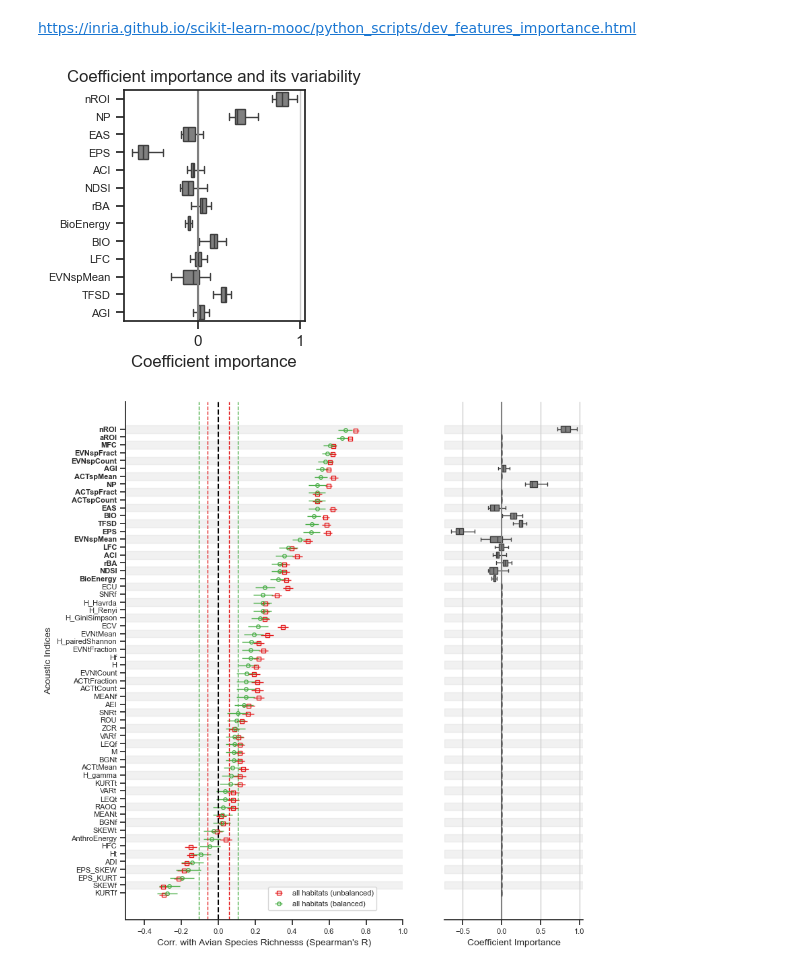
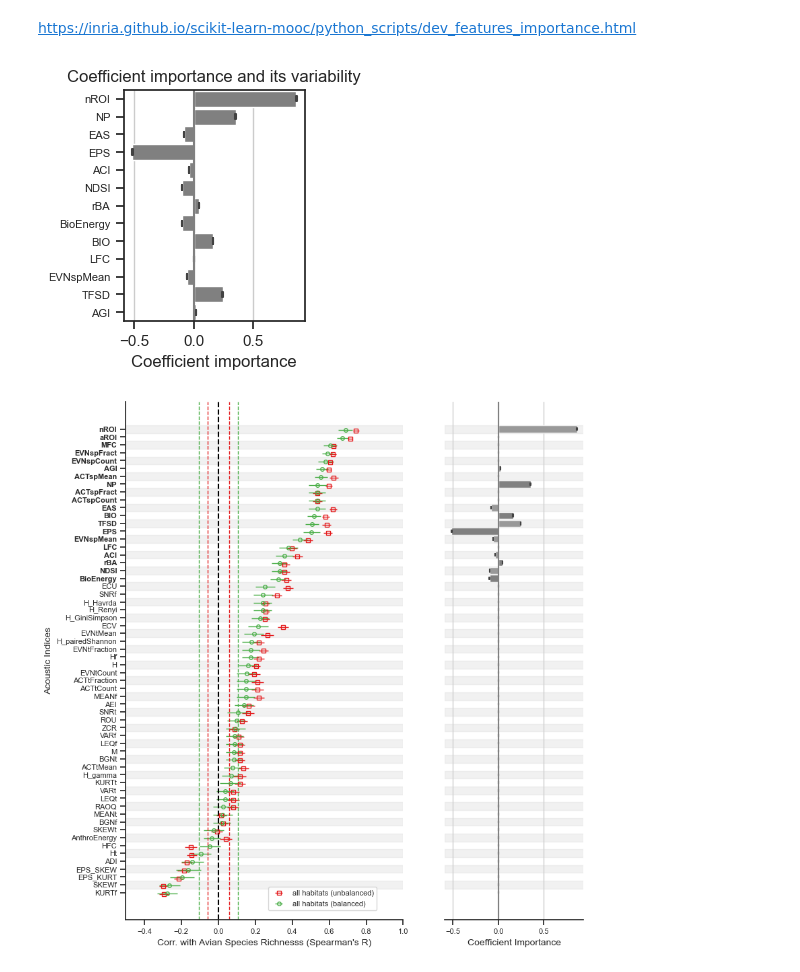
Before and after one commit to ear-team/haupert_acoustic_indices_2025, a Jupyter notebook: notebooks/03_indices_regression_linear_Groupkfold_by_habitat.ipynb, the cells around one changed output. Saved outputs shown, nothing was run; the diff lists cells and outputs as text; code cells hidden in the pictures.

Commit message:
Change best model to  ensemble model for regression and update cross-validation parameters

```diff
--- a/notebooks/03_indices_regression_linear_Groupkfold_by_habitat.ipynb
+++ b/notebooks/03_indices_regression_linear_Groupkfold_by_habitat.ipynb
@@ -604,7 +589,7 @@ https://towardsdatascience.com/explaining-negative-r-squared-17894ca26321
 
 # https://scikit-learn.org/stable/auto_examples/linear_model/plot_robust_fit.html#sphx-glr-auto-examples-linear-model-plot-robust-fit-py
 # Best Regressor when outliers are present in x and y
-model = HuberRegressor(fit_intercept=True)
+model = HuberRegressor(epsilon=1.35,fit_intercept=True)
 # %% [markdown]
 ### 4.2 With a single indice
 # %%
@@ -618,14 +603,10 @@ model = HuberRegressor(fit_intercept=True)
     Interpretation of the scores
     ----------------------------
     CCC           => CCC is close to 1 when variables are very similar
-    CCC_L_SHIFT   => the shift location of equivalent variables is close to 0
-    CCC_S_SHIFT   => The scale shift of equivalent variables is close to 1
-    CCC_BIAS      => bias correction factor measures the deviation of the regression line of the variables from the line with equation y=x. It is close to 1 when there is no deviation.
     ME            => ME close to 0 means no biais
     MAE           => MAE close to 0 means no error
     RMSE          => RMSE close to 0 means no error
     R2            => R2 close to 1 means that the model explains all the variance (only true when the train and test data are from the same distribution)
-    MEDIAN_AE     => MEDIAN_AE close to 0 means no error
     pvalue        => pvalue < 0.05 means that the model is significant
 
     Summary of the steps:
@@ -633,9 +614,9 @@ model = HuberRegressor(fit_intercept=True)
     - For each indice in the list of indices:
         - Perform a GroupKFold regression using the indice as predictor and the ground truth as target
         - Store the metrics for each indice in a dataframe (df_metrics_kfold)
-        - Store the best model for each indice in a dictionnary
+        - Store the models for each indice in a dictionnary
     - Filter the dataframe (df_metrics_kfold) to keep only the rows with pvalue < 0.05
-    - Sort the dataframe (df_metrics_kfold) by R2
+    - Sort the dataframe (df_metrics_kfold) by CCC in descending order
     - Display the dataframe (df_metrics_kfold)
 ================================================================================"""
 
@@ -651,7 +632,7 @@ df_metrics_kfold = pd.DataFrame(columns=[
                                 'MAE', 'RMSE', 'R2',
                                 'pvalue'])
 
-best_models_kfolds = {}
+models_kfolds = {}
 
 # Do Group Kfold Regression
 for CURRENT_INDICE in CONFIG['list_indices'] :
@@ -667,13 +648,14 @@ for CURRENT_INDICE in CONFIG['list_indices'] :
     # concatenate the dataframe
     df_metrics_kfold = pd.concat([df_metrics_kfold, current_df_metrics_kfold], axis=0, ignore_index=True)
 
-    # add model to the dictionnary for the current indice
-    best_models_kfolds.update(current_model_list[0])
+    # add models to the dictionnary for the current indice
+    models_kfolds.update(current_model_list[0])
 
 # do not show the error in this cell
 warnings.filterwarnings('default')
 
-# sort the dataframe by R_CCC_train
+
+# sort the dataframe by CCC in descending order
 df_metrics_kfold.sort_values(['CCC'], ascending=False, inplace=True)
 
 # display the dataframe
@@ -1199,7 +1192,7 @@ print(list_indices_to_remove)
     ---------------------
     - Perform a GroupKFold regression using the list of indices for multiple regression
     as predictors and the ground truth as target
-    - Store the metrics in a dataframe (df_metrics_kfold) and the best model in a dictionnary
+    - Store the metrics in a dataframe (df_metrics_kfold) and the model of each fold in a dictionnary
 ================================================================================"""
 
 
@@ -1211,7 +1204,7 @@ df_scaled = df.copy()
 scaler = StandardScaler()
 df_scaled[list_indices_multiple_regression + [GT]] = scaler.fit_transform(df_scaled[list_indices_multiple_regression + [GT]])
 
-df_metrics_kfold, models_list = groupkfold_regression(
+df_metrics_kfold, models_kfold = groupkfold_regression(
                                 indices=list_indices_multiple_regression,
                                 gt=GT,
                                 df=df_scaled,
@@ -1388,7 +1374,7 @@ Overall Model P-value: 0.0000
 https://inria.github.io/scikit-learn-mooc/python_scripts/dev_features_importance.html
 # %%
 """==============================================================================
-        Estimate the coefficients of the best model with multiple indices
+        Estimate the coefficients of the ensemble model with multiple indices
         ---------------------------------------------------------------
 
         The coefficients are estimated with a RepeatedKFold cross-validation
@@ -1399,7 +1385,7 @@ https://inria.github.io/scikit-learn-mooc/python_scripts/dev_features_importance
         ---------------------
         - Get x and y from the scaled dataframe used for the training and corresponding
         to the list of indices. Habitats with less than 3 replicates have been removed.
-        - Get the best model found using multiple indices
+        - Get the ensemble model found using multiple indices
         - Do a RepeatedKFold cross-validation to estimate the coefficients of the model
         - Store the coefficients in a dataframe (df_coef)
 ================================================================================"""
@@ -1408,45 +1394,46 @@ https://inria.github.io/scikit-learn-mooc/python_scripts/dev_features_importance
 X_kfold = df_scaled[list_indices_multiple_regression].astype('float')
 y_kfold = df_scaled[GT].astype('float')
 
-cv = RepeatedKFold(n_splits=5, n_repeats=5, random_state=CONFIG['seed'])
+cv = RepeatedKFold(n_splits=5, n_repeats=10, random_state=CONFIG['seed'])
 cv_model = cross_validate(
-    best_model_multireg,
+    model_ensemble_multiple,
     X_kfold,
     y_kfold,
     cv=cv,
     return_estimator=True,
     n_jobs=-1,
 )
 
 # initialize an empty dataframe to store the coefficients of the model
 coefs = np.empty((len(list_indices_multiple_regression)))
 
 # for each estimator of the cross-validation, get the coefficients and multiply them by the standard deviation of the corresponding indice
 for est, (train_idx, _) in zip(cv_model["estimator"], cv.split(X_kfold, y_kfold)) :
-    coef_corrected = est.coef_ * X_kfold.iloc[train_idx].std(axis=0)
+    coef_corrected = est.slope * X_kfold.iloc[train_idx].std(axis=0)
     # add the coefficients of the model to the dataframe
     coefs = np.vstack((coefs, coef_corrected))
 
 # remove the first row
 coefs = coefs[1:,:]
 
 # create a dataframe with the coefficients of the model
 df_coef = pd.DataFrame(coefs, columns=list_indices_multiple_regression)
 
 # plot the coefficients of the model with a boxplot
 fig, ax = plt.subplots(1, 1)
 fig.set_size_inches(3,3)
 fig.tight_layout()
 ax.grid()
-sns.boxplot(data=df_coef, orient="h", color="grey", saturation=0.1, whis=10)
+sns.barplot(data=df_coef, orient="h", color="grey", saturation=0.5, ax=ax,
+            errorbar=("ci", 95), capsize=0.3, err_kws={'linewidth': 1.5}, width=0.9)
 # add grid
 ax.axvline(x=0, color=".5")
 plt.xlabel("Coefficient importance")
 plt.yticks(fontsize=8)
 plt.title("Coefficient importance and its variability")
 plt.subplots_adjust(left=0.3)
 # %% [output]
-[figure, old version]
+[figure, new version]
 # %%
 """==============================================================================
     Plot the correlation between the indices and the ground truth
@@ -1584,7 +1571,8 @@ df_coef = df_coef[sort_indices]
 
 # add grid
 ax2.grid()
-sns.boxplot(data=df_coef, orient="h", color="grey", saturation=0.1, whis=10, ax=ax2)
+sns.barplot(data=df_coef, orient="h", color="grey", saturation=0.5, ax=ax2,
+            errorbar=("ci", 95), capsize=0.3, err_kws={'linewidth': 1.5}, width=0.9)
 # add vertical line at x=0
 ax2.axvline(x=0, color=".5")
 # remove external lines around the graph
@@ -1612,4 +1600,4 @@ plt.show()
 
 if SAVE : fig.savefig(os.path.join(CONFIG['save_dir'], 'figure_1a_b.png'), dpi = 300, bbox_inches = "tight")
 # %% [output]
-[figure, old version]
+[figure, new version]
```
Also changed, not shown: parts of 14 cells of this notebook, 4 other files.
